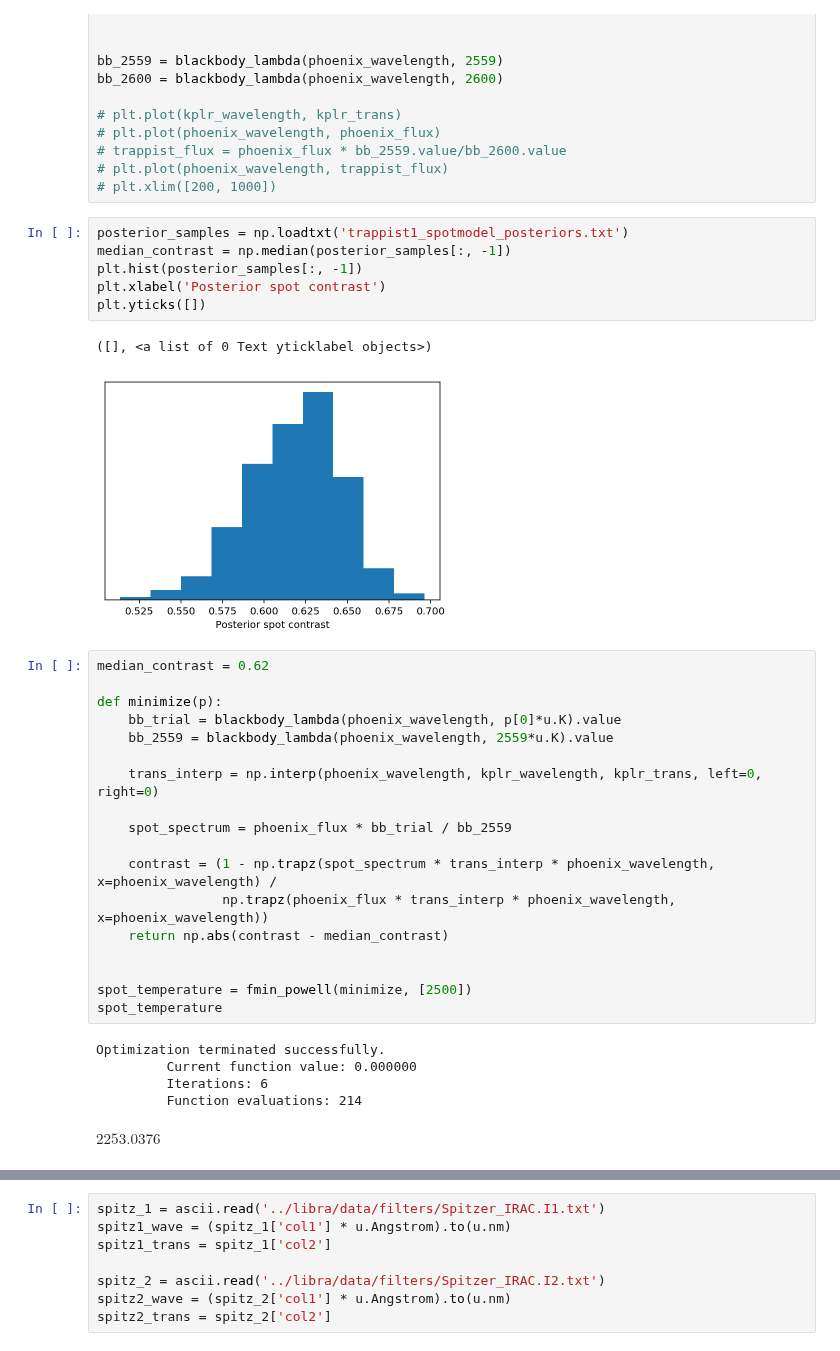
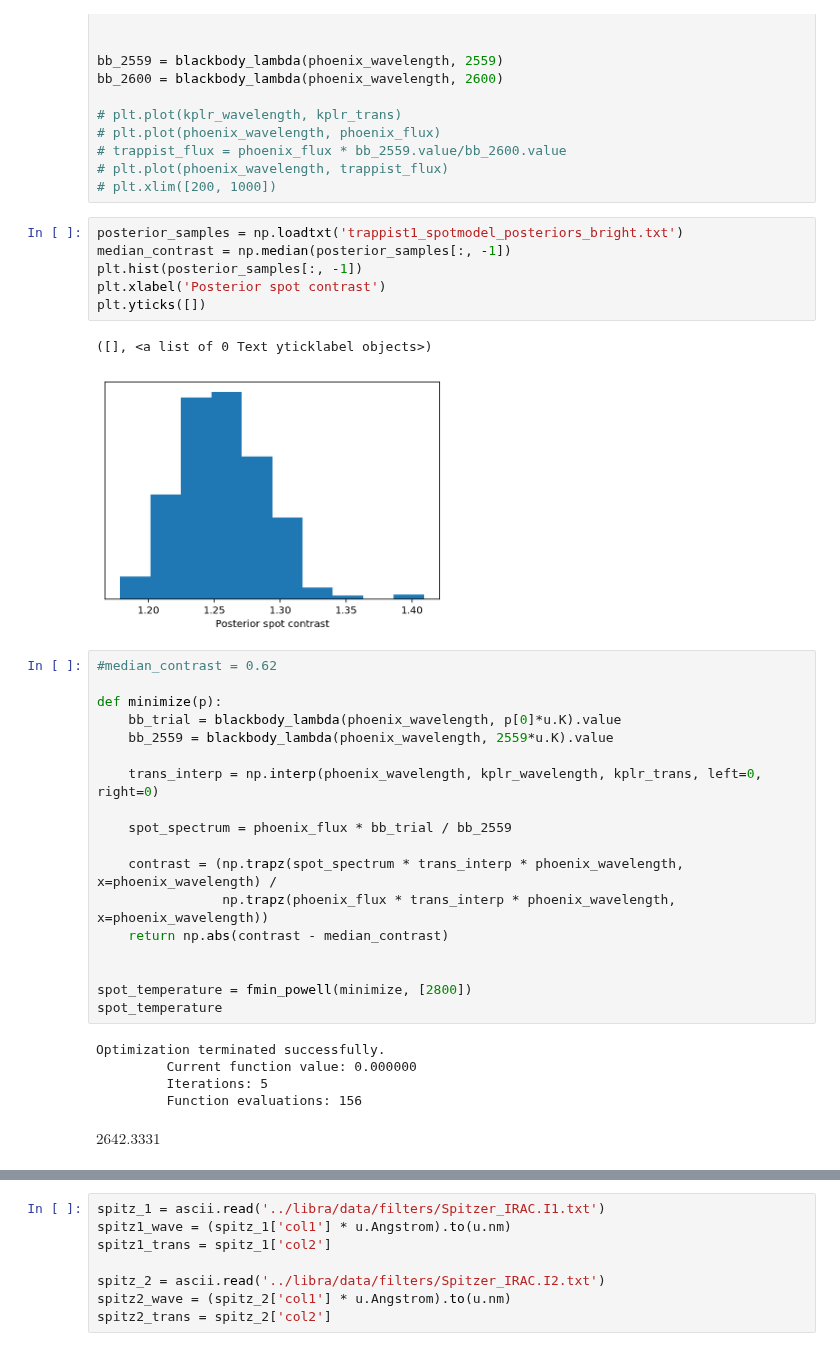
Before and after one commit to bmorris3/libra, a Jupyter notebook: notebooks/spot_temperatures.ipynb, the cells around one changed output, grey strips where cells are left out. Cells and saved outputs as stored; diff of their text form.

Commit message:
bright spot, temp

```diff
--- a/notebooks/spot_temperatures.ipynb
+++ b/notebooks/spot_temperatures.ipynb
@@ -34,16 +34,16 @@ bb_2600 = blackbody_lambda(phoenix_wavelength, 2600)
 # plt.plot(phoenix_wavelength, trappist_flux)
 # plt.xlim([200, 1000])
 # %%
-posterior_samples = np.loadtxt('trappist1_spotmodel_posteriors.txt')
+posterior_samples = np.loadtxt('trappist1_spotmodel_posteriors_bright.txt')
 median_contrast = np.median(posterior_samples[:, -1])
 plt.hist(posterior_samples[:, -1])
 plt.xlabel('Posterior spot contrast')
 plt.yticks([])
 # %% [output]
 ([], <a list of 0 Text yticklabel objects>)
-[figure, old version]
+[figure, new version]
 # %%
-median_contrast = 0.62
+#median_contrast = 0.62
 
 def minimize(p):
     bb_trial = blackbody_lambda(phoenix_wavelength, p[0]*u.K).value
@@ -53,19 +53,19 @@ def minimize(p):
 
     spot_spectrum = phoenix_flux * bb_trial / bb_2559
 
-    contrast = (1 - np.trapz(spot_spectrum * trans_interp * phoenix_wavelength, x=phoenix_wavelength) /
+    contrast = (np.trapz(spot_spectrum * trans_interp * phoenix_wavelength, x=phoenix_wavelength) /
                 np.trapz(phoenix_flux * trans_interp * phoenix_wavelength, x=phoenix_wavelength))
     return np.abs(contrast - median_contrast)
 
 
-spot_temperature = fmin_powell(minimize, [2500])
+spot_temperature = fmin_powell(minimize, [2800])
 spot_temperature
 # %% [output]
 Optimization terminated successfully.
          Current function value: 0.000000
-         Iterations: 6
-         Function evaluations: 214
+         Iterations: 5
+         Function evaluations: 156
-$2253.0376 \; \mathrm{}$
+$2642.3331 \; \mathrm{}$
 # %%
 2559 - spot_temperature
 # %% [output]
```
Also changed, not shown: parts of 3 cells of this notebook.
